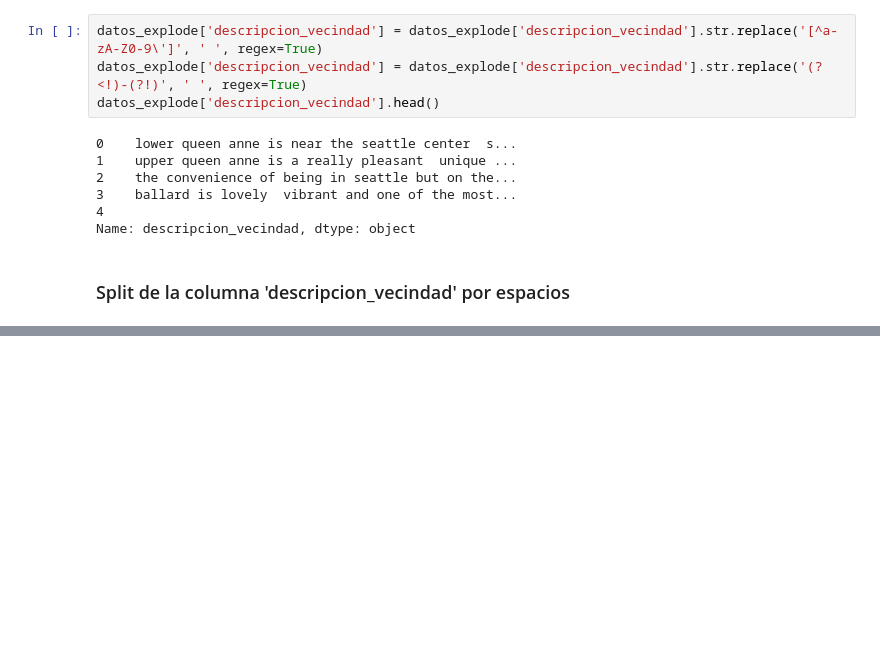
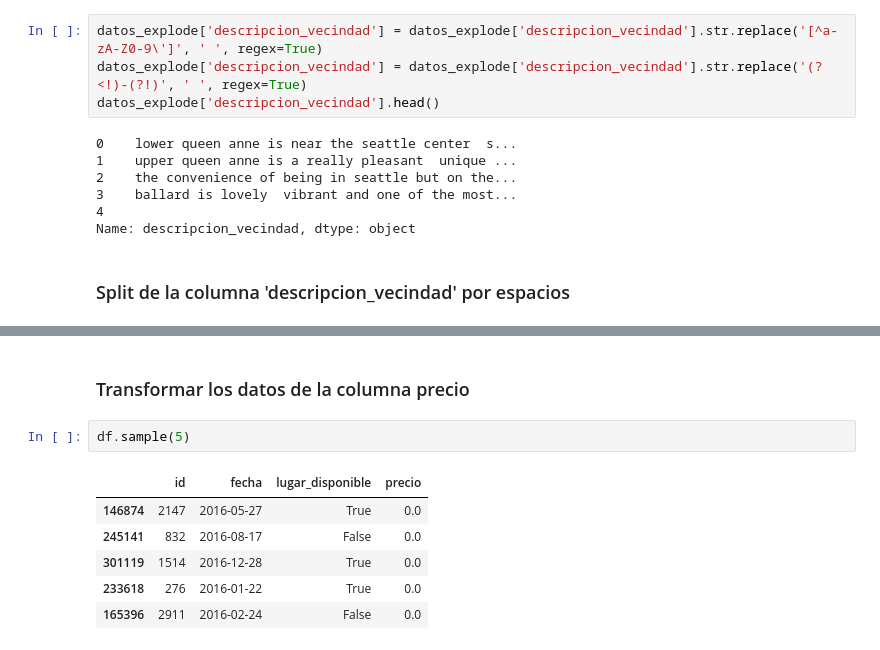
Before and after one commit to LejImkoaj/pandas_transf_manip_datos, a Jupyter notebook: conociendo_el_problema/entendiendo_el_problema.ipynb, the cells around one changed output, grey strips where cells are left out. Cells and saved outputs as stored; diff of their text form; blank space fills up the shorter version.

```diff
--- a/conociendo_el_problema/entendiendo_el_problema.ipynb
+++ b/conociendo_el_problema/entendiendo_el_problema.ipynb
@@ -350,0 +440,11 @@ datos_explode.head()
+# %% [markdown]
+### Transformar los datos de la columna precio
+# %%
+df.sample(5)
+# %% [output]
+|  | id | fecha | lugar_disponible | precio |
+| 146874 | 2147 | 2016-05-27 | True | 0.0 |
+| 245141 | 832 | 2016-08-17 | False | 0.0 |
+| 301119 | 1514 | 2016-12-28 | True | 0.0 |
+| 233618 | 276 | 2016-01-22 | True | 0.0 |
+| 165396 | 2911 | 2016-02-24 | False | 0.0 |
```
Also changed, not shown: parts of 15 cells of this notebook, 1 other file.
